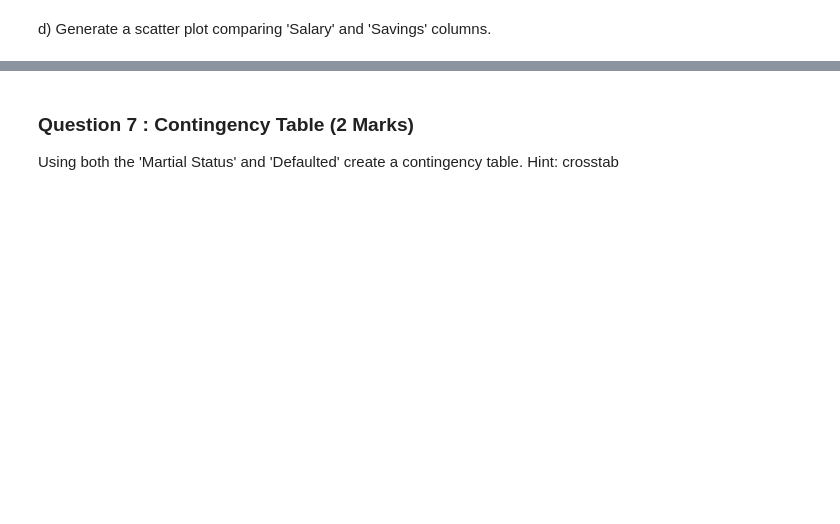
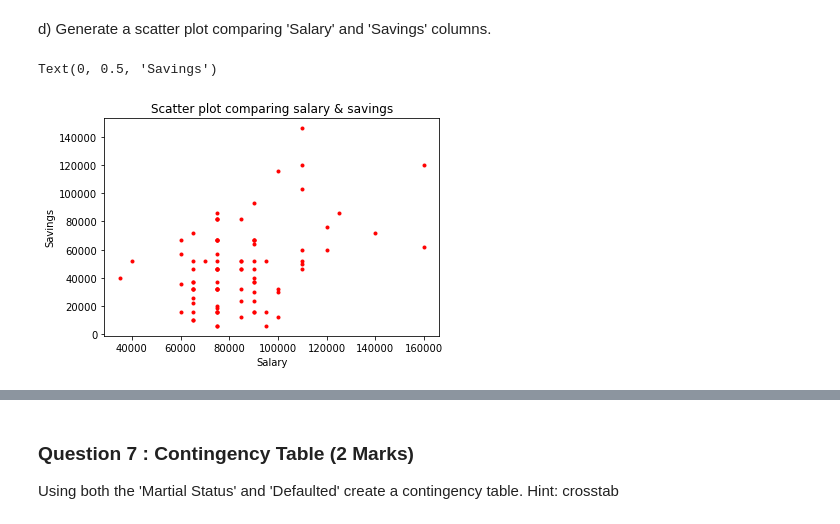
Before and after one commit to StphnLwnga/ADS-Assgn1, a Jupyter notebook: Pandas and python practice.ipynb, the cells around one changed output, grey strips where cells are left out. Drawn from its saved outputs; the diff is of its cells as text; code cells hidden in the pictures; blank space fills up the shorter version.

```diff
--- a/Pandas and python practice.ipynb
+++ b/Pandas and python practice.ipynb
@@ -244,0 +296,10 @@ d) Generate a scatter plot comparing 'Salary' and 'Savings' columns.
+# %%
+#d) (1)
+plt.scatter(salary, savings, c='red', marker=".",)
+
+plt.title('Scatter plot comparing salary & savings')
+plt.xlabel('Salary',)
+plt.ylabel('Savings',)
+# %% [output]
+Text(0, 0.5, 'Savings')
+[figure, added]
```
Also changed, not shown: parts of 29 cells of this notebook.
